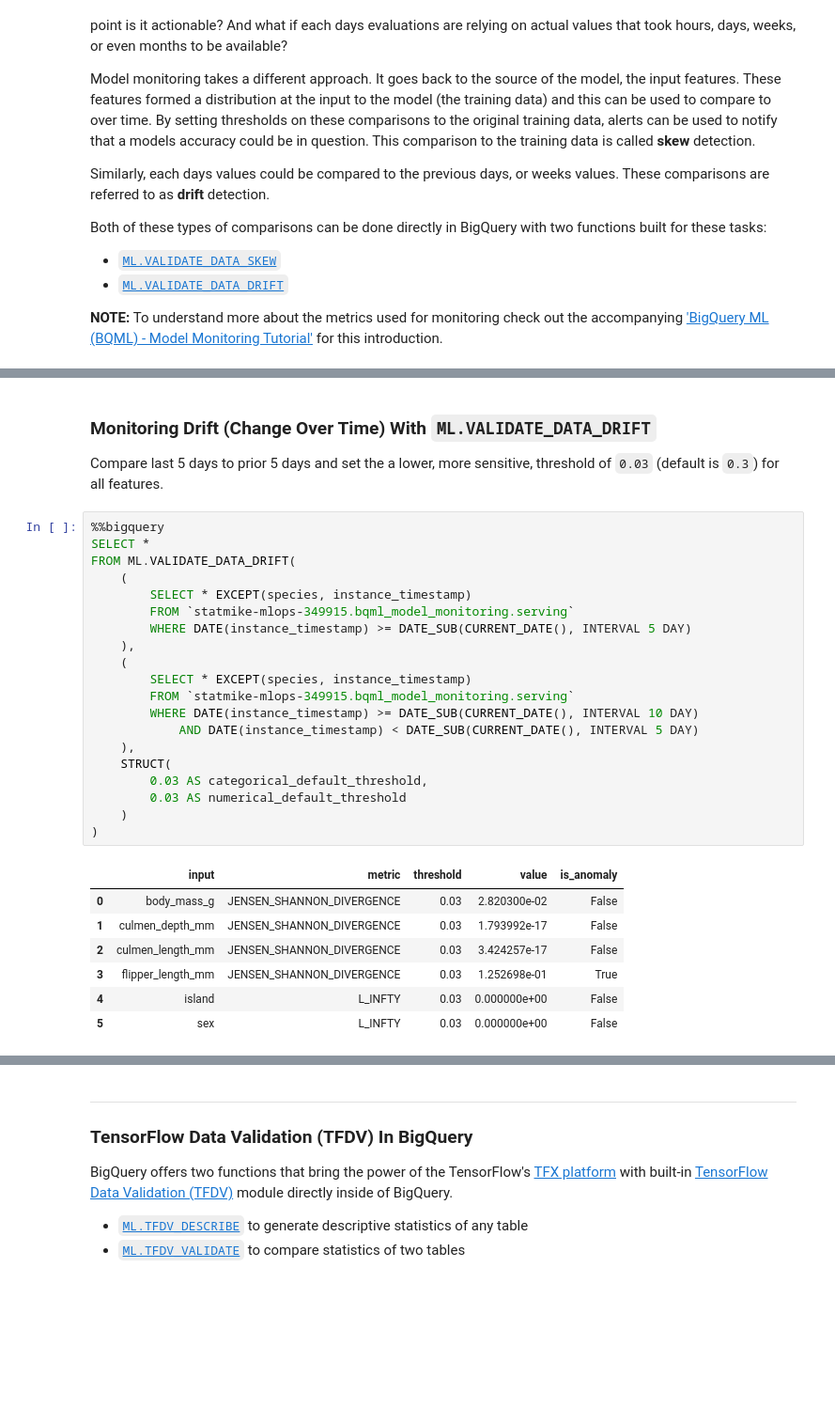
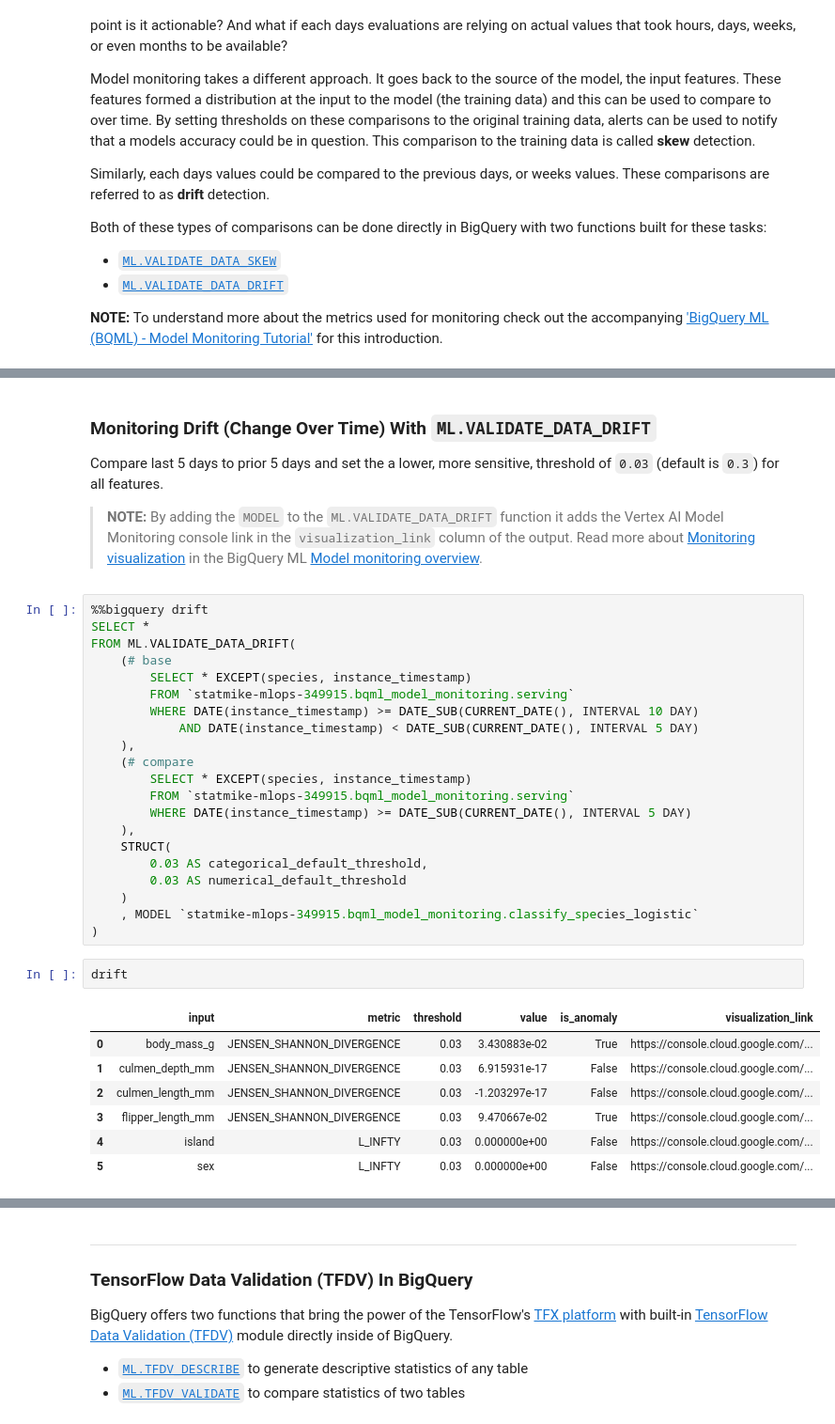
Before and after one commit to GoogleCloudPlatform/bigquery-ml-utils, a Jupyter notebook: notebooks/bqml-model-monitoring-introduction.ipynb, the cells around one changed output, grey strips where cells are left out. Shown: that part at 94% size. Cells and saved outputs as stored; diff of their text form; blank space fills up the shorter version.

```diff
--- a/notebooks/bqml-model-monitoring-introduction.ipynb
+++ b/notebooks/bqml-model-monitoring-introduction.ipynb
@@ -421,31 +451,36 @@ FROM ML.VALIDATE_DATA_SKEW(
 ### Monitoring Drift (Change Over Time) With `ML.VALIDATE_DATA_DRIFT`
 
 Compare last 5 days to prior 5 days and set the a lower, more sensitive, threshold of `0.03` (default is `0.3`) for all features.
+
+>**NOTE:** By adding the `MODEL` to the `ML.VALIDATE_DATA_DRIFT` function it adds the Vertex AI Model Monitoring console link in the `visualization_link` column of the output.  Read more about [Monitoring visualization](https://cloud.google.com/bigquery/docs/model-monitoring-overview#monitoring_visualization) in the BigQuery ML [Model monitoring overview](https://cloud.google.com/bigquery/docs/model-monitoring-overview).
 # %%
-%%bigquery
+%%bigquery drift
 SELECT *
 FROM ML.VALIDATE_DATA_DRIFT(
-    (
-        SELECT * EXCEPT(species, instance_timestamp)
-        FROM `statmike-mlops-349915.bqml_model_monitoring.serving`
-        WHERE DATE(instance_timestamp) >= DATE_SUB(CURRENT_DATE(), INTERVAL 5 DAY)
-    ),
-    (
+    (# base
         SELECT * EXCEPT(species, instance_timestamp)
         FROM `statmike-mlops-349915.bqml_model_monitoring.serving`
         WHERE DATE(instance_timestamp) >= DATE_SUB(CURRENT_DATE(), INTERVAL 10 DAY)
             AND DATE(instance_timestamp) < DATE_SUB(CURRENT_DATE(), INTERVAL 5 DAY)
     ),
+    (# compare
+        SELECT * EXCEPT(species, instance_timestamp)
+        FROM `statmike-mlops-349915.bqml_model_monitoring.serving`
+        WHERE DATE(instance_timestamp) >= DATE_SUB(CURRENT_DATE(), INTERVAL 5 DAY)
+    ),
     STRUCT(
         0.03 AS categorical_default_threshold,
         0.03 AS numerical_default_threshold
     )
+    , MODEL `statmike-mlops-349915.bqml_model_monitoring.classify_species_logistic`
 )
-# %% [output]
-|  | input | metric | threshold | value | is_anomaly |
-| 0 | body_mass_g | JENSEN_SHANNON_DIVERGENCE | 0.03 | 2.820300e-02 | False |
-| 1 | culmen_depth_mm | JENSEN_SHANNON_DIVERGENCE | 0.03 | 1.793992e-17 | False |
-| 2 | culmen_length_mm | JENSEN_SHANNON_DIVERGENCE | 0.03 | 3.424257e-17 | False |
-| 3 | flipper_length_mm | JENSEN_SHANNON_DIVERGENCE | 0.03 | 1.252698e-01 | True |
-| 4 | island | L_INFTY | 0.03 | 0.000000e+00 | False |
-| 5 | sex | L_INFTY | 0.03 | 0.000000e+00 | False |
+# %%
+drift
+# %% [output]
+|  | input | metric | threshold | value | is_anomaly | visualization_link |
+| 0 | body_mass_g | JENSEN_SHANNON_DIVERGENCE | 0.03 | 3.430883e-02 | True | https://console.cloud.google.com/... |
+| 1 | culmen_depth_mm | JENSEN_SHANNON_DIVERGENCE | 0.03 | 6.915931e-17 | False | https://console.cloud.google.com/... |
+| 2 | culmen_length_mm | JENSEN_SHANNON_DIVERGENCE | 0.03 | -1.203297e-17 | False | https://console.cloud.google.com/... |
+| 3 | flipper_length_mm | JENSEN_SHANNON_DIVERGENCE | 0.03 | 9.470667e-02 | True | https://console.cloud.google.com/... |
+| 4 | island | L_INFTY | 0.03 | 0.000000e+00 | False | https://console.cloud.google.com/... |
+| 5 | sex | L_INFTY | 0.03 | 0.000000e+00 | False | https://console.cloud.google.com/... |
```
Also changed, not shown: parts of 26 cells of this notebook, 8 other files.
